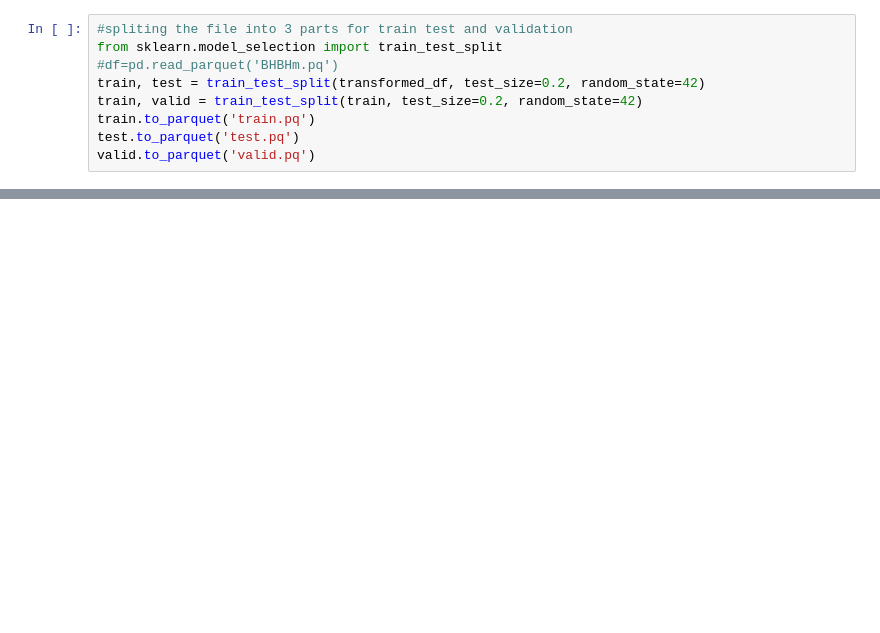
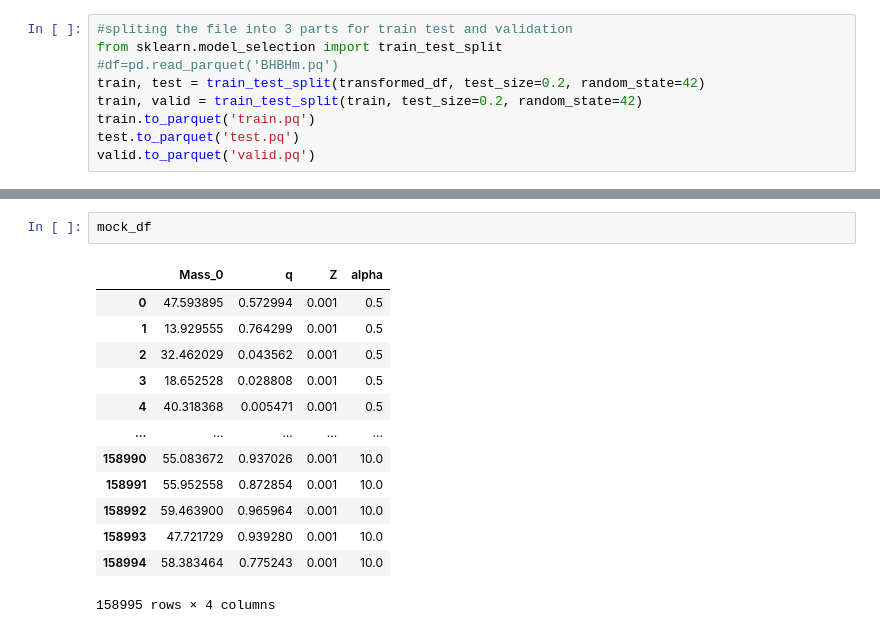
Before and after one commit to AidinMomtaz/Black-Holes-Population-Studies, a Jupyter notebook: notebooks/DataPreperation.ipynb, the cells around one changed output, grey strips where cells are left out. Saved outputs shown, nothing was run; the diff lists cells and outputs as text; blank space fills up the shorter version.

```diff
--- a/notebooks/DataPreperation.ipynb
+++ b/notebooks/DataPreperation.ipynb
@@ -231,0 +297,16 @@ valid.to_parquet('valid.pq')
+# %%
+mock_df
+# %% [output]
+|  | Mass_0 | q | Z | alpha |
+| 0 | 47.593895 | 0.572994 | 0.001 | 0.5 |
+| 1 | 13.929555 | 0.764299 | 0.001 | 0.5 |
+| 2 | 32.462029 | 0.043562 | 0.001 | 0.5 |
+| 3 | 18.652528 | 0.028808 | 0.001 | 0.5 |
+| 4 | 40.318368 | 0.005471 | 0.001 | 0.5 |
+| ... | ... | ... | ... | ... |
+| 158990 | 55.083672 | 0.937026 | 0.001 | 10.0 |
+| 158991 | 55.952558 | 0.872854 | 0.001 | 10.0 |
+| 158992 | 59.463900 | 0.965964 | 0.001 | 10.0 |
+| 158993 | 47.721729 | 0.939280 | 0.001 | 10.0 |
+| 158994 | 58.383464 | 0.775243 | 0.001 | 10.0 |
+158995 rows × 4 columns
```
Also changed, not shown: parts of 10 cells of this notebook, 14 other files.
